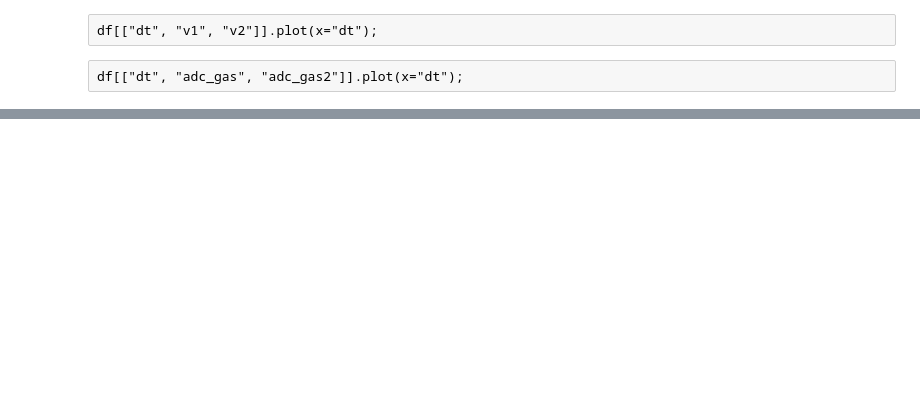
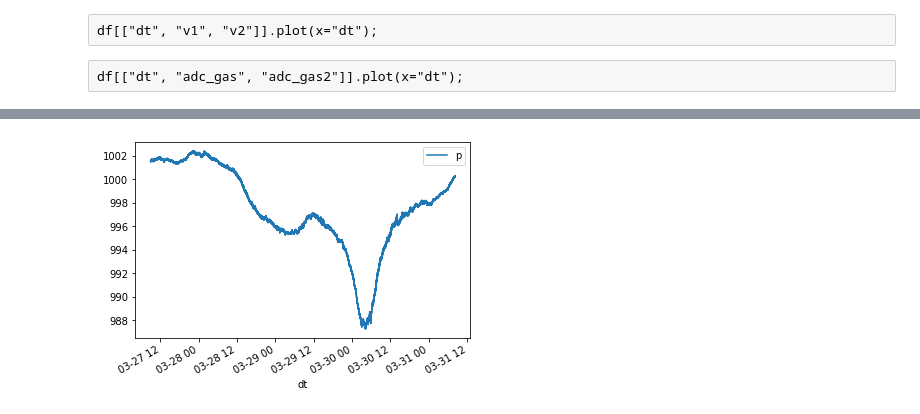
Before and after one commit to crdietrich/meerkat, a Jupyter notebook: examples/NB 3 bme_680.ipynb, the cells around one changed output, grey strips where cells are left out. Cells and saved outputs as stored; diff of their text form; code cells hidden in the pictures; blank space fills up the shorter version.

```diff
--- a/examples/NB 3 bme_680.ipynb
+++ b/examples/NB 3 bme_680.ipynb
@@ -160,0 +215,4 @@ dev.debug_read_registers()
+# %%
+df[["dt", "p"]].plot(x="dt");
+# %% [output]
+[figure, added]
```
Also changed, not shown: parts of 28 cells of this notebook.
